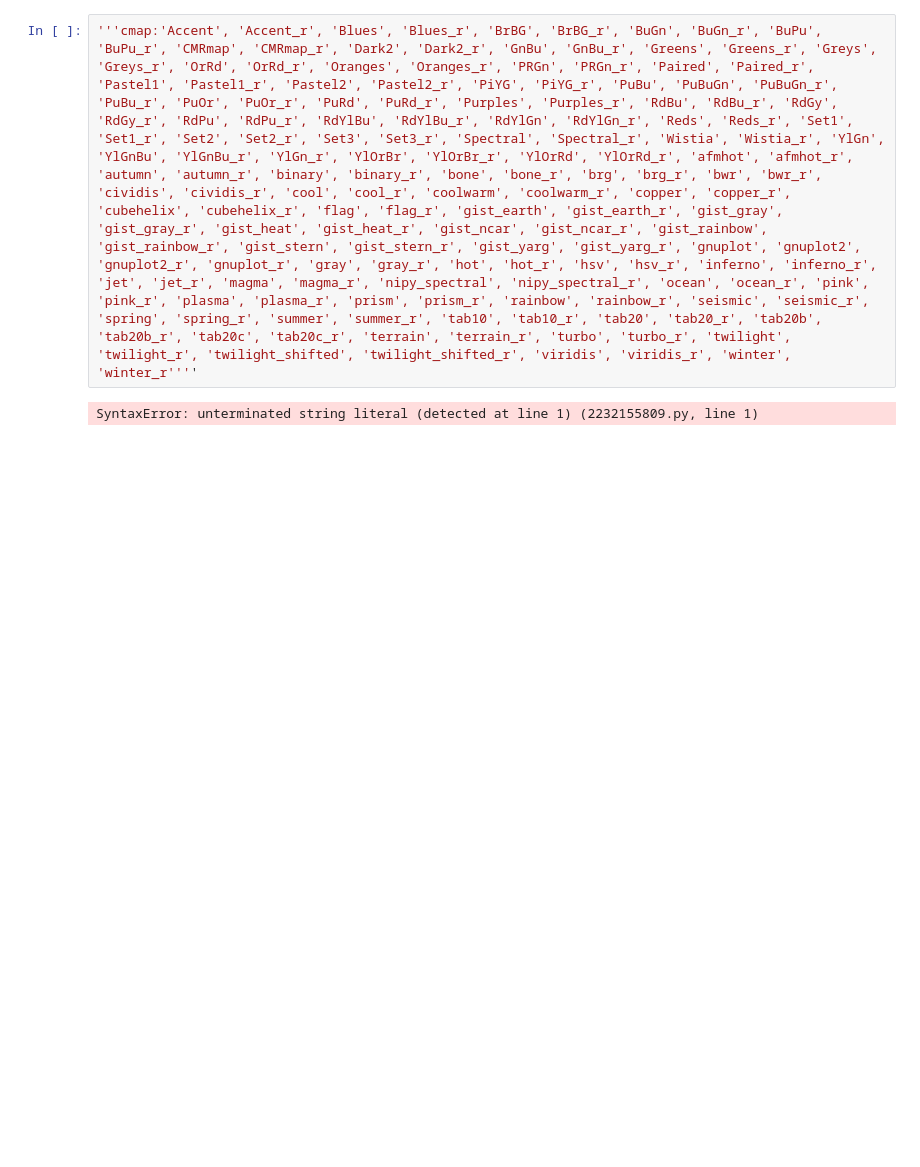
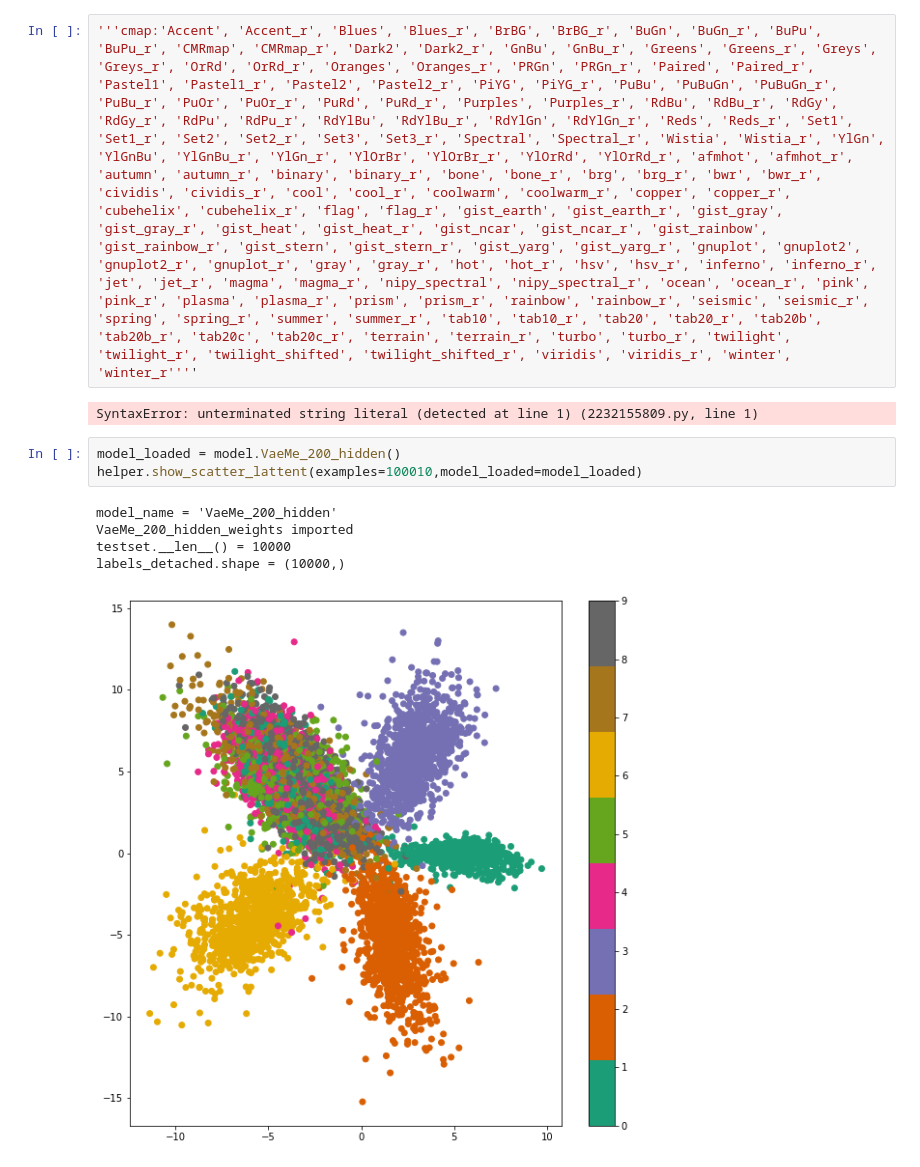
Before and after one commit to DominikOcsofszki/mlp, a Jupyter notebook: jp2.ipynb, the cells around one changed output. Cells and saved outputs as stored; diff of their text form; blank space fills up the shorter version.

```diff
--- a/jp2.ipynb
+++ b/jp2.ipynb
@@ -70,2 +70,11 @@ labels_detached.shape = (10000,)
 # %% [output]
 SyntaxError: unterminated string literal (detected at line 1) (2232155809.py, line 1)
+# %%
+model_loaded = model.VaeMe_200_hidden()
+helper.show_scatter_lattent(examples=100010,model_loaded=model_loaded)
+# %% [output]
+model_name = 'VaeMe_200_hidden'
+VaeMe_200_hidden_weights imported
+testset.__len__() = 10000
+labels_detached.shape = (10000,)
+[figure, added]
```
Also changed, not shown: parts of 6 cells of this notebook, 9 other files.
